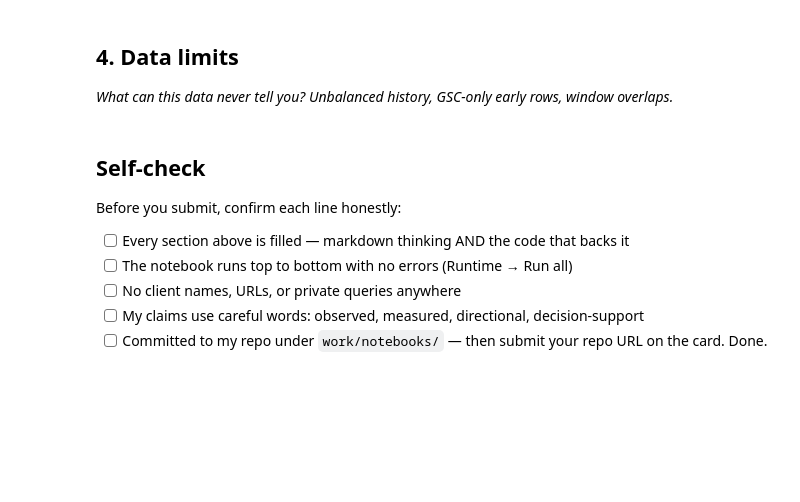
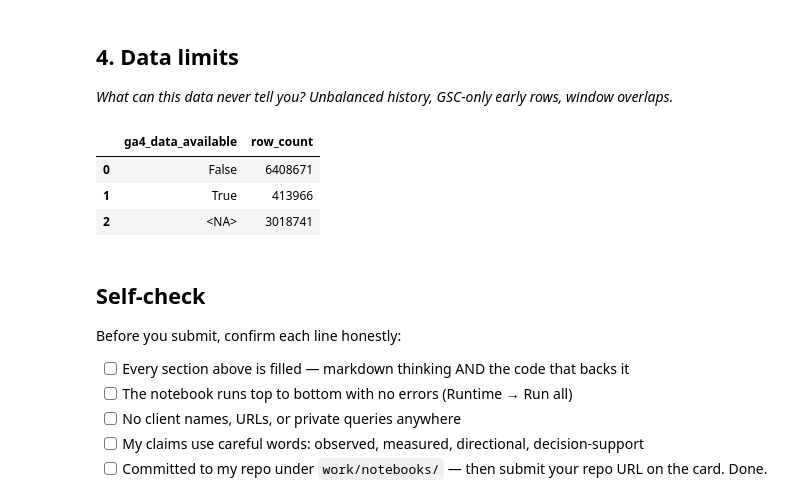
Before and after one commit to Sumit07-git/flyrank-ml-internship, a Jupyter notebook: work/notebooks/w03_data_contract.ipynb, the cells around one changed output. Saved outputs shown, nothing was run; the diff lists cells and outputs as text; code cells hidden in the pictures; blank space fills up the shorter version.

```diff
--- a/work/notebooks/w03_data_contract.ipynb
+++ b/work/notebooks/w03_data_contract.ipynb
@@ -34,6 +171,25 @@ This skeleton is yours to fill. Work the sections **in order** — each one has
 # %%
 # This cell is for CODE (numbers, a query, a check).
 # Write your text answer in the cell ABOVE this one — typing sentences here breaks Run All.
+
+query4 = """
+SELECT
+    ga4_data_available,
+    COUNT(*) AS row_count
+FROM 'hf://datasets/FlyRank/internship-warehouse/fact_content_daily_performance/**/*.parquet'
+WHERE month = '2026-03'
+GROUP BY ga4_data_available
+ORDER BY ga4_data_available
+"""
+
+ga4_availability = con.sql(query4).df()
+
+ga4_availability
+# %% [output]
+|  | ga4_data_available | row_count |
+| 0 | False | 6408671 |
+| 1 | True | 413966 |
+| 2 | <NA> | 3018741 |
 # %% [markdown]
 ## Self-check
 
```
Also changed, not shown: parts of 12 cells of this notebook.
